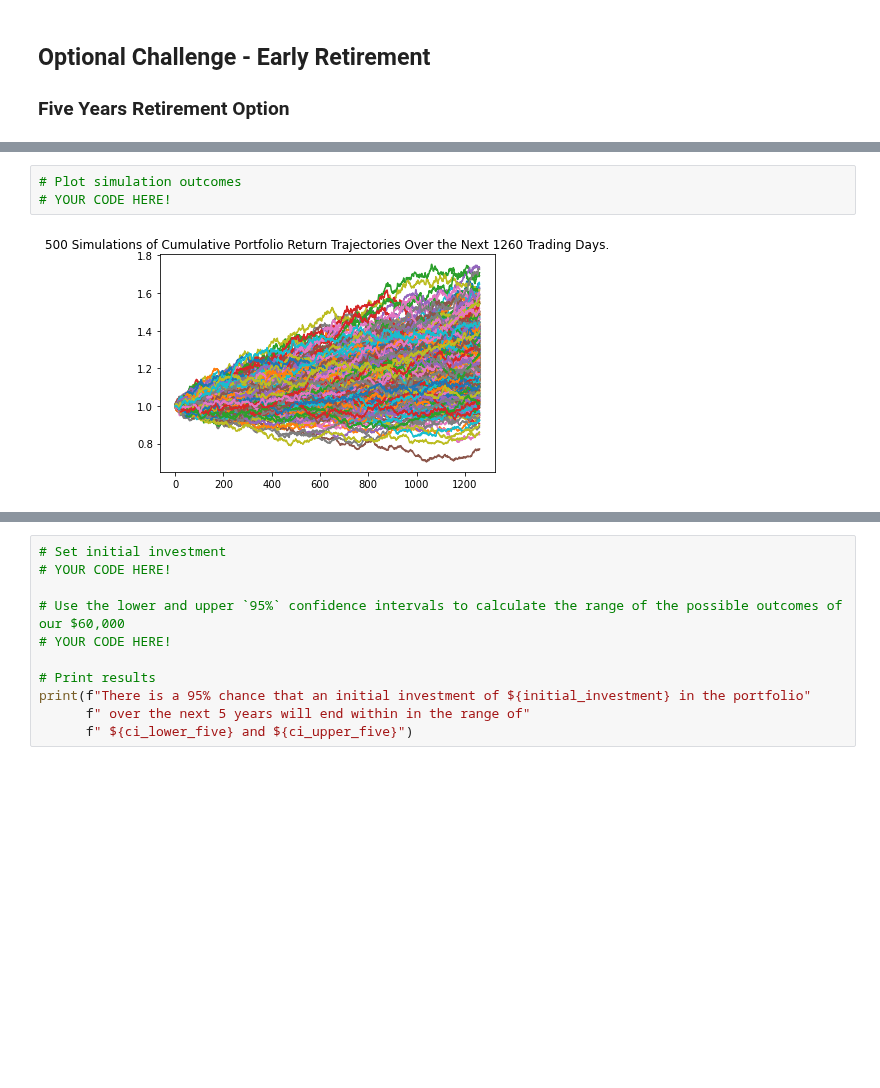
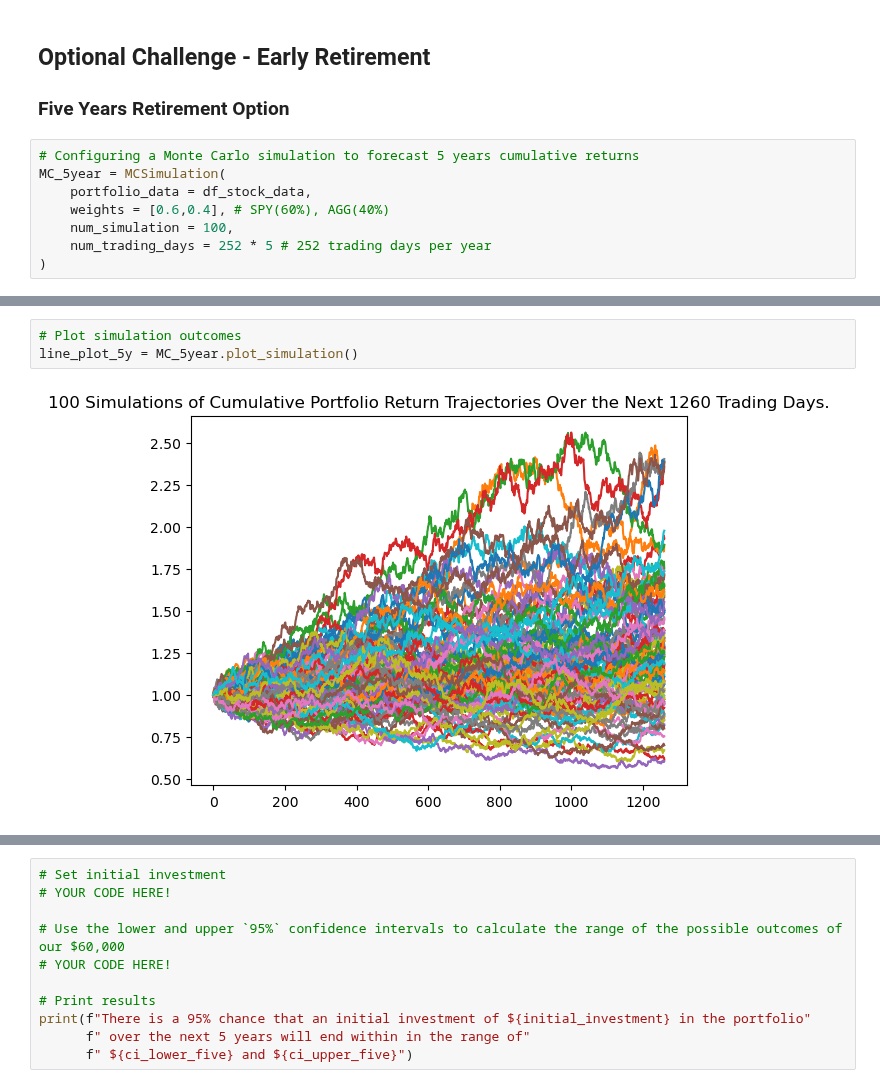
Before and after one commit to juil/fintech-uoftbootcamp, a Jupyter notebook: assignments/unit05-assignment/financial-planner.ipynb, the cells around one changed output, grey strips where cells are left out. Saved outputs shown, nothing was run; the diff lists cells and outputs as text; blank space fills up the shorter version.

Commit message:
Five year monte carlo simulation for early retirement.

```diff
--- a/assignments/unit05-assignment/financial-planner.ipynb
+++ b/assignments/unit05-assignment/financial-planner.ipynb
@@ -320,4 +320,12 @@ There is a 95% chance that an initial investment of $30,000.0 in the portfolio o
 
 
 ### Five Years Retirement Option
+# %%
+# Configuring a Monte Carlo simulation to forecast 5 years cumulative returns
+MC_5year = MCSimulation(
+    portfolio_data = df_stock_data,
+    weights = [0.6,0.4], # SPY(60%), AGG(40%)
+    num_simulation = 100,
+    num_trading_days = 252 * 5 # 252 trading days per year
+)
 # %%
@@ -360,7 +358,7 @@ Running Monte Carlo simulation number 490.
 # %%
 # Plot simulation outcomes
-# YOUR CODE HERE!
+line_plot_5y = MC_5year.plot_simulation()
 # %% [output]
-[figure, old version]
+[figure, new version]
 # %%
 # Plot probability distribution and confidence intervals
```
Also changed, not shown: parts of 4 cells of this notebook.
